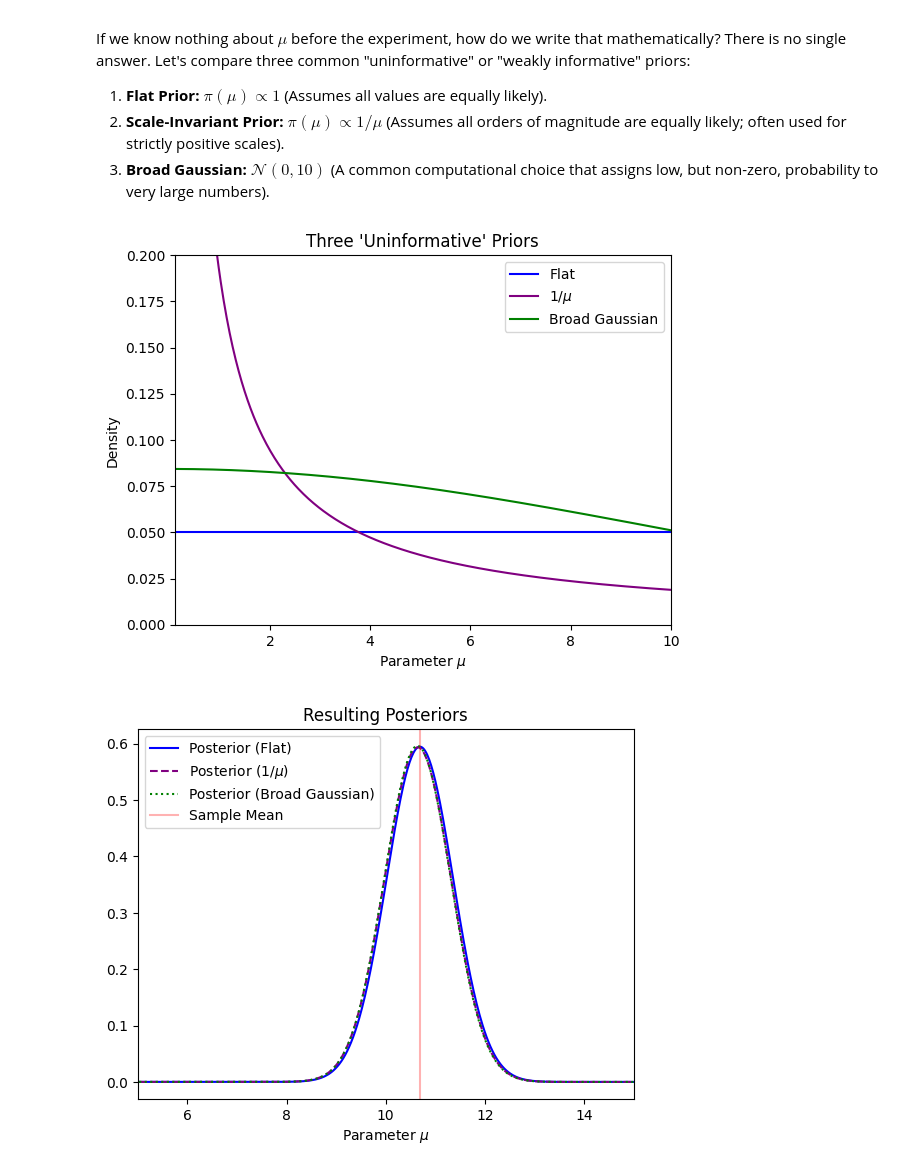
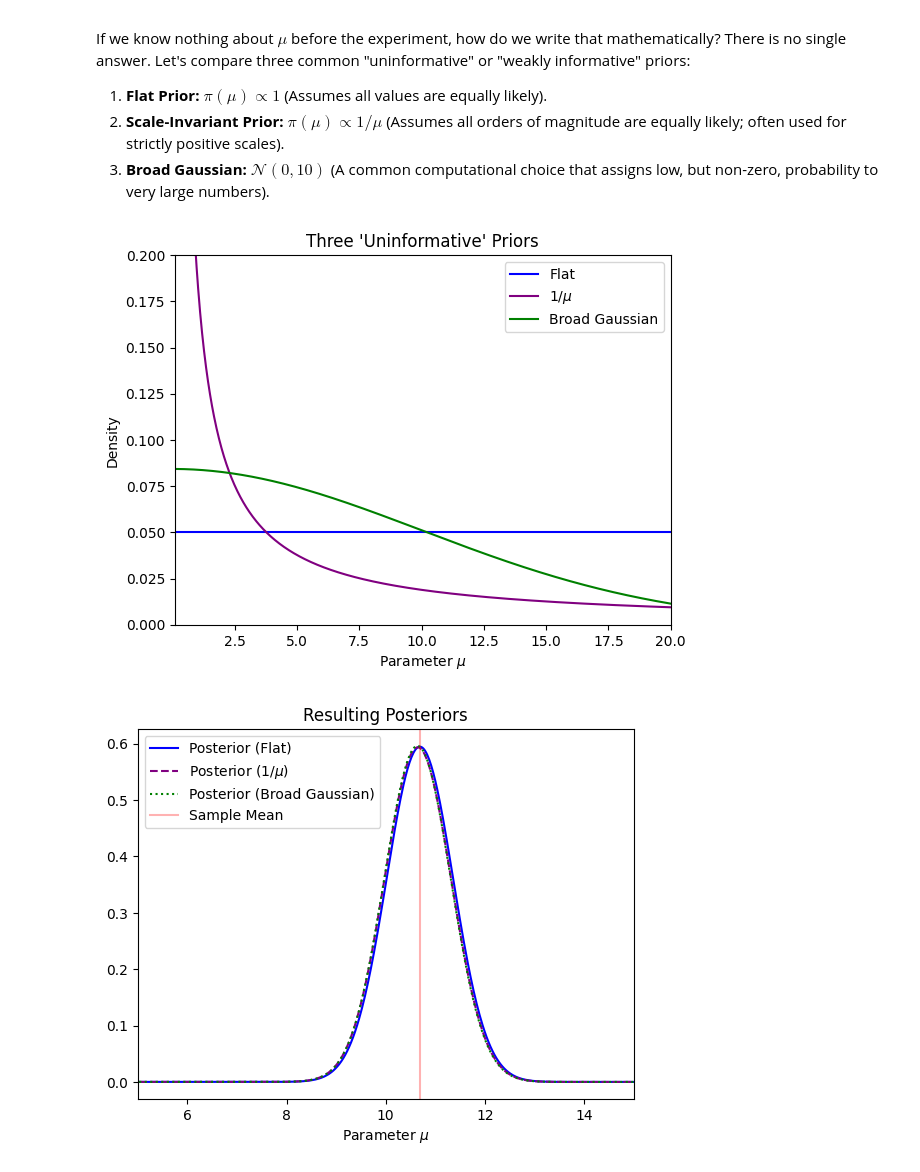
Before and after one commit to ABoldetti/statistics_and_ML, a Jupyter notebook: W4/Week4_BayesianInference.ipynb, the cells around one changed output. Drawn from its saved outputs; the diff is of its cells as text; code cells hidden in the pictures.

```diff
--- a/W4/Week4_BayesianInference.ipynb
+++ b/W4/Week4_BayesianInference.ipynb
@@ -79,18 +79,18 @@ prior_broad /= integrate.simpson(prior_broad, mu_vals)
 # %%
 # Plot Priors
 plt.plot(mu_vals, prior_flat, label='Flat', color='blue')
 plt.plot(mu_vals, prior_scale, label=r'$1 / \mu$', color='purple')
 plt.plot(mu_vals, prior_broad, label='Broad Gaussian', color='green')
 plt.title("Three 'Uninformative' Priors")
 plt.xlabel(r"Parameter $\mu$")
 plt.ylabel("Density")
 plt.ylim(0, 0.2)
-plt.xlim(0.1, 10)
+plt.xlim(0.1, 20)
 plt.legend()
 plt.show()
 #@title { vertical-output: true}
 # %% [output]
-[figure, old version]
+[figure, new version]
 # %%
 # Calculate Posteriors (Prior * Likelihood, then normalize)
 post_flat = (prior_flat * likelihood) / integrate.simpson(prior_flat * likelihood, mu_vals)
```
Also changed, not shown: 6 other files.
